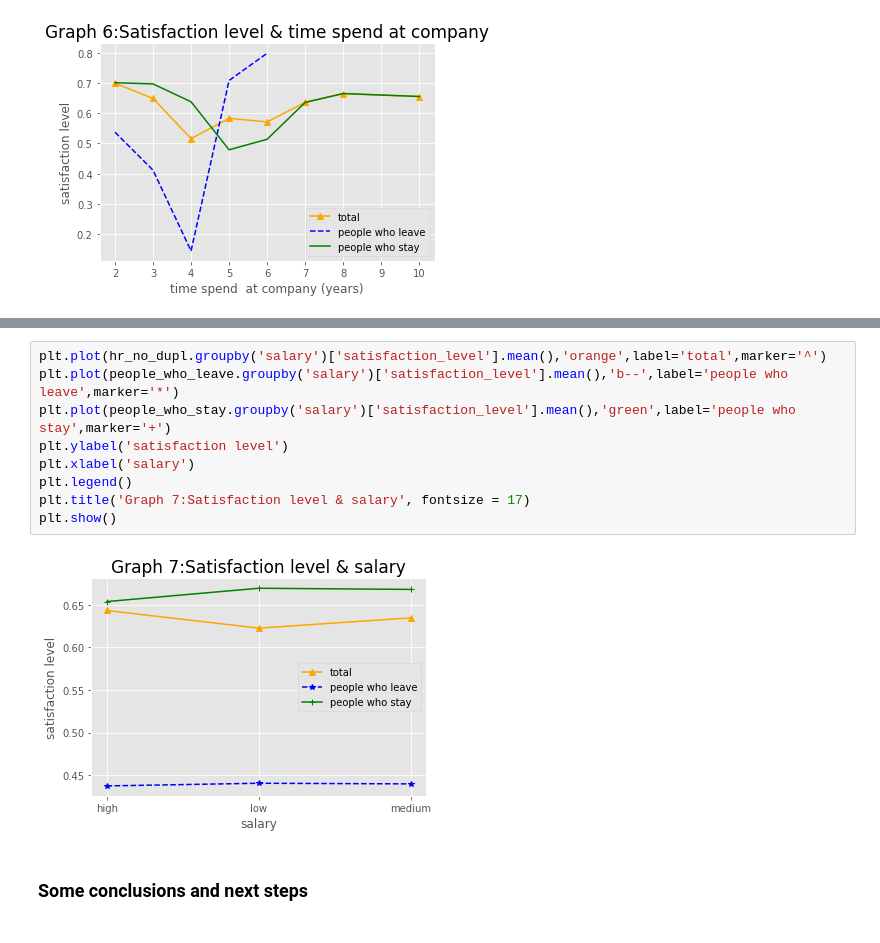
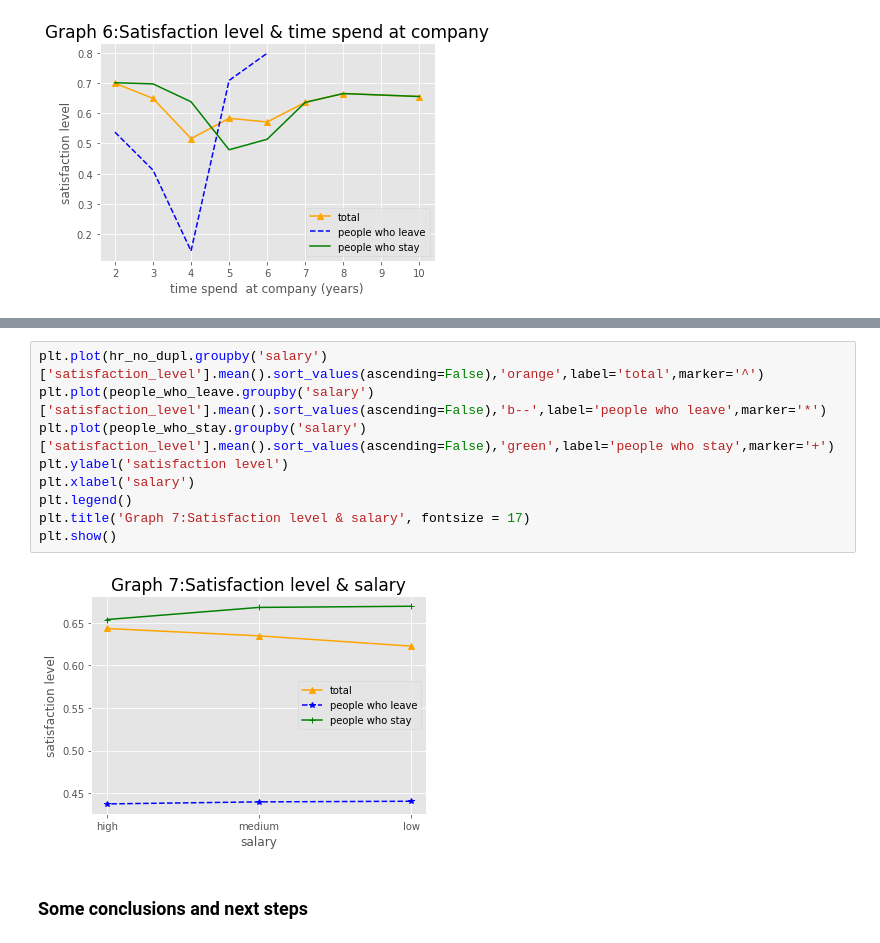
Before and after one commit to MariaGamero/TFM-ReasonsforEmployeeTurnover, a Jupyter notebook: 0.DataScrubbing.ipynb, the cells around one changed output, grey strips where cells are left out. Saved outputs shown, nothing was run; the diff lists cells and outputs as text.

```diff
--- a/0.DataScrubbing.ipynb
+++ b/0.DataScrubbing.ipynb
@@ -505,14 +533,14 @@ plt.show()
 # %%
-plt.plot(hr_no_dupl.groupby('salary')['satisfaction_level'].mean(),'orange',label='total',marker='^')
-plt.plot(people_who_leave.groupby('salary')['satisfaction_level'].mean(),'b--',label='people who leave',marker='*')
-plt.plot(people_who_stay.groupby('salary')['satisfaction_level'].mean(),'green',label='people who stay',marker='+')
+plt.plot(hr_no_dupl.groupby('salary')['satisfaction_level'].mean().sort_values(ascending=False),'orange',label='total',marker='^')
+plt.plot(people_who_leave.groupby('salary')['satisfaction_level'].mean().sort_values(ascending=False),'b--',label='people who leave',marker='*')
+plt.plot(people_who_stay.groupby('salary')['satisfaction_level'].mean().sort_values(ascending=False),'green',label='people who stay',marker='+')
 plt.ylabel('satisfaction level')
 plt.xlabel('salary')
 plt.legend()
 plt.title('Graph 7:Satisfaction level & salary', fontsize = 17)
 plt.show()
 # %% [output]
-[figure, old version]
+[figure, new version]
 # %% [markdown]
 ### Some conclusions and next steps
 # %% [markdown]
```
Also changed, not shown: parts of 8 cells of this notebook.
